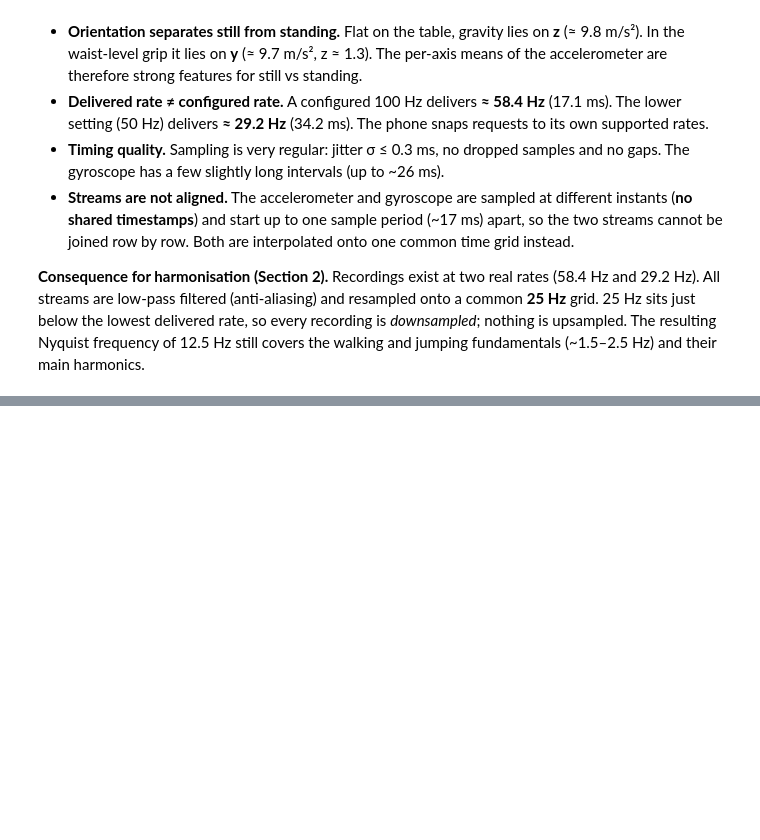
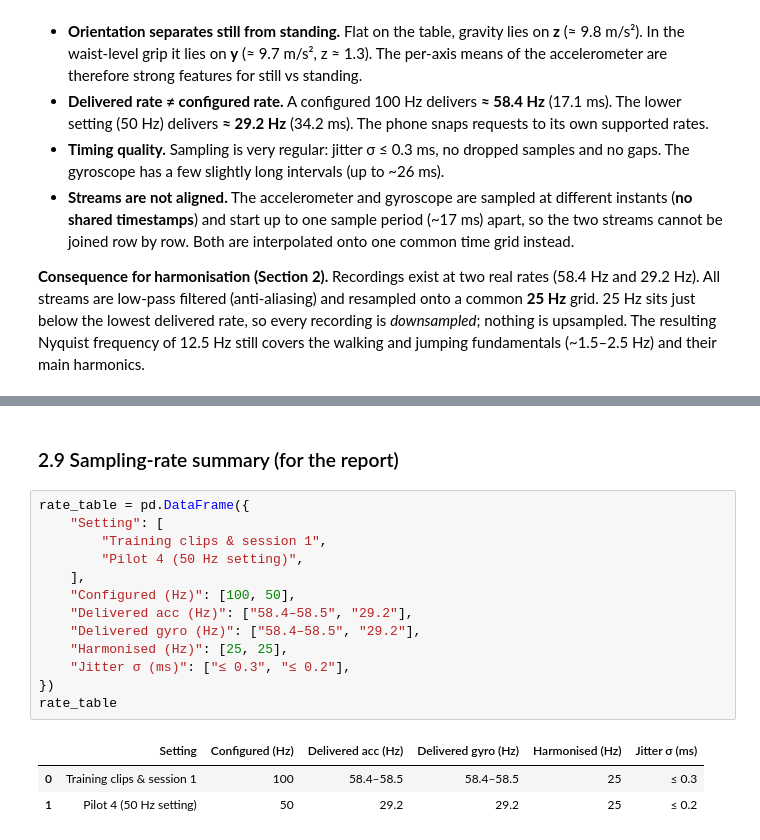
Before and after one commit to Hassan-Adelani-Luqman/hmm-elderly-activity-monitoring, a Jupyter notebook: notebooks/hmm_activity_recognition.ipynb, the cells around one changed output, grey strips where cells are left out. Cells and saved outputs as stored; diff of their text form; blank space fills up the shorter version.

```diff
--- a/notebooks/hmm_activity_recognition.ipynb
+++ b/notebooks/hmm_activity_recognition.ipynb
@@ -223,0 +624,19 @@ orientation
+# %% [markdown]
+### 2.9 Sampling-rate summary (for the report)
+# %%
+rate_table = pd.DataFrame({
+    "Setting": [
+        "Training clips & session 1",
+        "Pilot 4 (50 Hz setting)",
+    ],
+    "Configured (Hz)": [100, 50],
+    "Delivered acc (Hz)": ["58.4–58.5", "29.2"],
+    "Delivered gyro (Hz)": ["58.4–58.5", "29.2"],
+    "Harmonised (Hz)": [25, 25],
+    "Jitter σ (ms)": ["≤ 0.3", "≤ 0.2"],
+})
+rate_table
+# %% [output]
+|  | Setting | Configured (Hz) | Delivered acc (Hz) | Delivered gyro (Hz) | Harmonised (Hz) | Jitter σ (ms) |
+| 0 | Training clips & session 1 | 100 | 58.4–58.5 | 58.4–58.5 | 25 | ≤ 0.3 |
+| 1 | Pilot 4 (50 Hz setting) | 50 | 29.2 | 29.2 | 25 | ≤ 0.2 |
```
Also changed, not shown: parts of 22 cells of this notebook.
